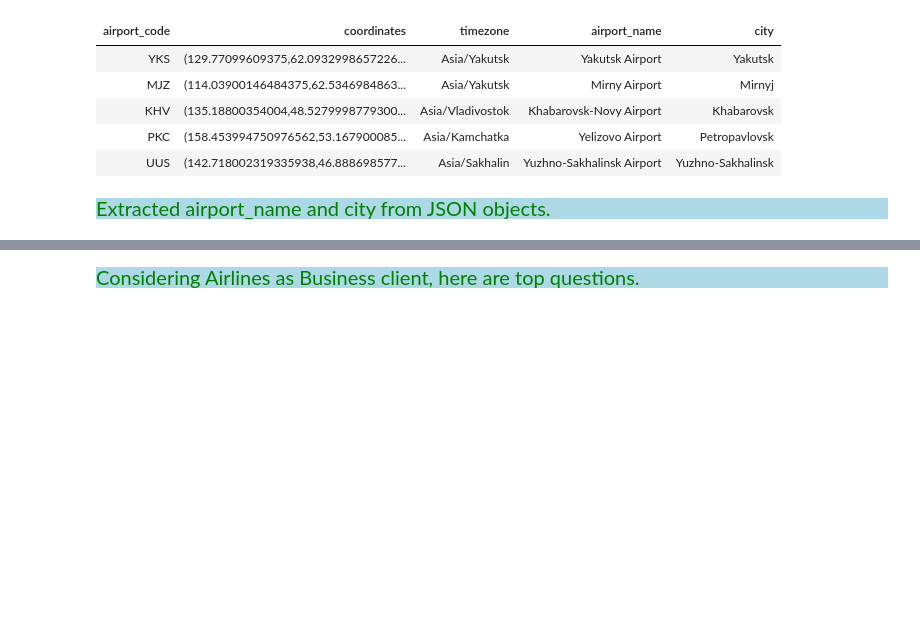
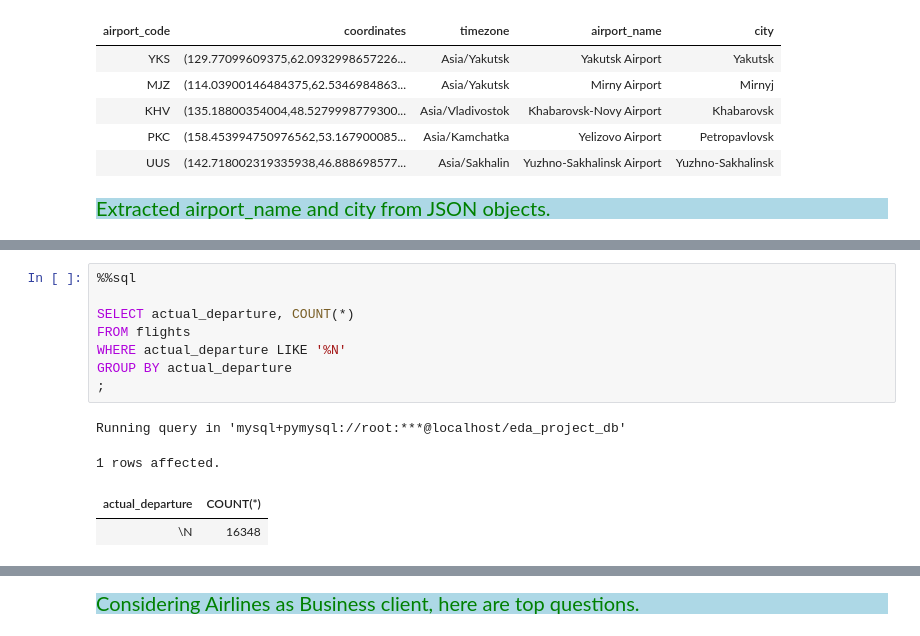
Before and after one commit to Kartika-Nidhi/Airlines_Operation_Analysis_SQL, a Jupyter notebook: AirlinesAnalysisSQl.ipynb, the cells around one changed output, grey strips where cells are left out. Drawn from its saved outputs; the diff is of its cells as text; blank space fills up the shorter version.

```diff
--- a/AirlinesAnalysisSQl.ipynb
+++ b/AirlinesAnalysisSQl.ipynb
@@ -202,0 +215,13 @@ Running query in 'mysql+pymysql://root:***@localhost/eda_project_db'
+# %%
+%%sql
+
+SELECT actual_departure, COUNT(*)
+FROM flights
+WHERE actual_departure LIKE '%N'
+GROUP BY actual_departure
+;
+# %% [output]
+Running query in 'mysql+pymysql://root:***@localhost/eda_project_db'
+1 rows affected.
+| actual_departure | COUNT(*) |
+| \N | 16348 |
```
Also changed, not shown: parts of 11 cells of this notebook.
